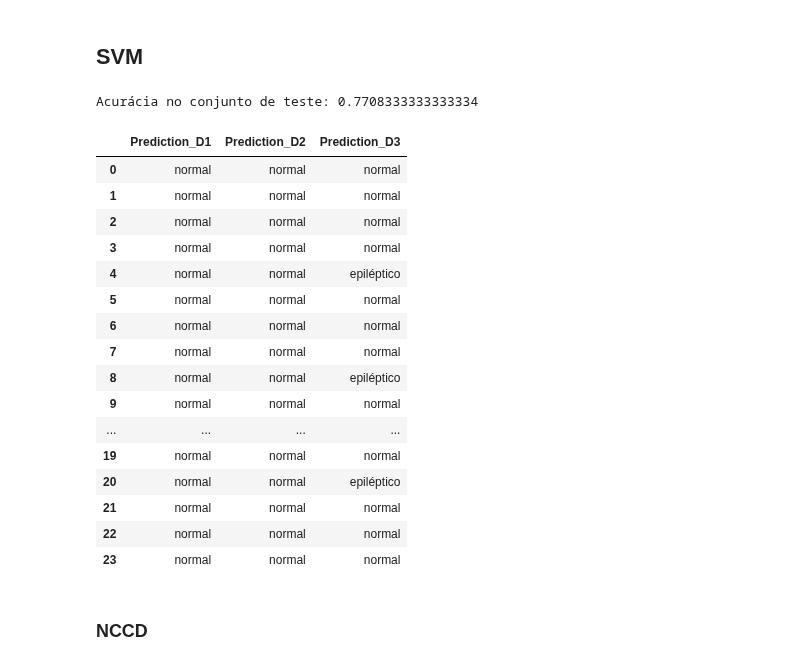
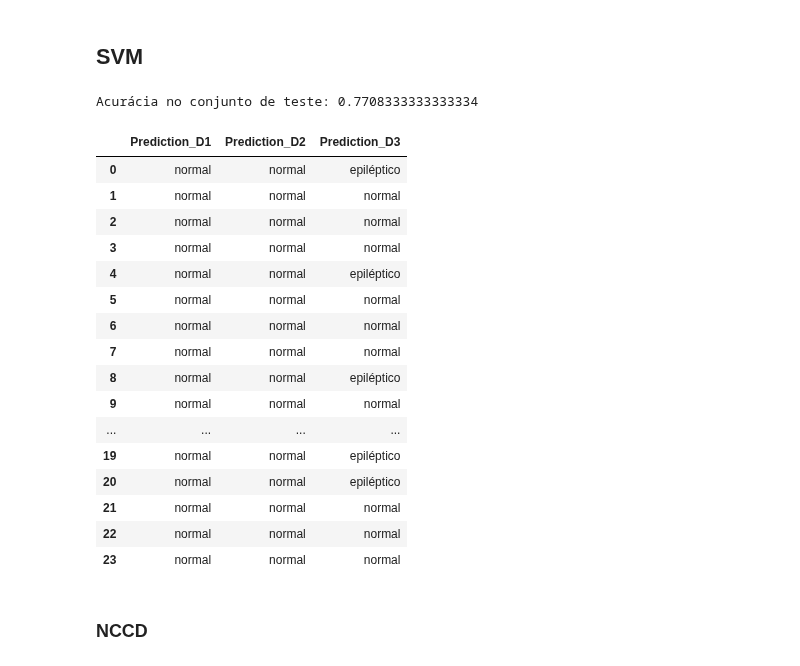
Before and after one commit to caiocmb7/MachineLearning-DS, a Jupyter notebook: Estocasticos/project.ipynb, the cells around one changed output. Saved outputs shown, nothing was run; the diff lists cells and outputs as text; code cells hidden in the pictures.

```diff
--- a/Estocasticos/project.ipynb
+++ b/Estocasticos/project.ipynb
@@ -134,18 +146,17 @@ import numpy as np
 from sklearn import svm
 import pandas as pd
 from sklearn.model_selection import train_test_split
+from sklearn.preprocessing import StandardScaler, RobustScaler, PowerTransformer
 
 # Carregar os dados de treinamento normais
 n1 = np.loadtxt("n1.dat")
 n2 = np.loadtxt("n2.dat")
-# n3 = np.loadtxt("n3_padded.dat")
 n4 = np.loadtxt("n4.dat")
 n5 = np.loadtxt("n5.dat")
 
 # Carregar os dados de treinamento epilépticos
 s1 = np.loadtxt("s1.dat")
 s2 = np.loadtxt("s2.dat")
-# s3 = np.loadtxt("s3_padded.dat")
 s4 = np.loadtxt("s4.dat")
 s5 = np.loadtxt("s5.dat")
 
@@ -163,7 +174,14 @@ X_train = np.concatenate((n1, n2, n3, n4, n5, s1, s2, s3, s4, s5))
 y_train = np.concatenate((y_normal, y_epileptic))
 
 # Dividir os dados em conjunto de treinamento e teste
-X_train, X_test, y_train, y_test = train_test_split(X_train, y_train, test_size=0.2, random_state=42)
+X_train, X_test, y_train, y_test = train_test_split(
+    X_train, y_train, test_size=0.2, random_state=42
+)
+
+# Normalizar os dados de treino
+scaler = StandardScaler()
+X_train = scaler.fit_transform(X_train)
+X_test = scaler.transform(X_test)
 
 # Criar o classificador SVM
 clf = svm.SVC()
@@ -175,6 +193,11 @@ clf.fit(X_train, y_train)
 d1 = np.loadtxt("d1.dat")
 d2 = np.loadtxt("d2.dat")
 d3 = np.loadtxt("d3.dat")
+
+# Transformar os dados para o mesmo formato da normalização
+d1 = scaler.transform(d1)
+d2 = scaler.transform(d2)
+d3 = scaler.transform(d3)
 
 # Realizar a classificação dos dados desconhecidos
 pred1 = clf.predict(d1)
@@ -192,40 +215,42 @@ list_pred2_svm = []
 for value in pred2:
     if value == 0:
         list_pred2_svm.append("normal")
     else:
         list_pred2_svm.append("epileptico")
 list_pred3_svm = []
 for value in pred3:
     if value == 0:
         list_pred3_svm.append("normal")
     else:
         list_pred3_svm.append("epileptico")
 
 # Converter as previsões em valores numéricos (0 para normal e 1 para epiléptico)
 list_pred1_svm = pred1.tolist()
 list_pred2_svm = pred2.tolist()
 list_pred3_svm = pred3.tolist()
 
 # Criar DataFrame para comparar as previsões
-df = pd.DataFrame({
-    'Prediction_D1': list_pred1_svm,
-    'Prediction_D2': list_pred2_svm,
-    'Prediction_D3': list_pred3_svm
-})
+df = pd.DataFrame(
+    {
+        "Prediction_D1": list_pred1_svm,
+        "Prediction_D2": list_pred2_svm,
+        "Prediction_D3": list_pred3_svm,
+    }
+)
 
 # Mapear os valores numéricos de volta para as strings 'normal' e 'epiléptico'
-df.replace({0: 'normal', 1: 'epiléptico'}, inplace=True)
+df.replace({0: "normal", 1: "epiléptico"}, inplace=True)
 
 # Avaliar o desempenho do modelo nos dados de teste
 accuracy = clf.score(X_test, y_test)
 print("Acurácia no conjunto de teste:", accuracy)
 
 # Exibir DataFrame
 df
 # %% [output]
 Acurácia no conjunto de teste: 0.7708333333333334
 |  | Prediction_D1 | Prediction_D2 | Prediction_D3 |
-| 0 | normal | normal | normal |
+| 0 | normal | normal | epiléptico |
 | 1 | normal | normal | normal |
 | 2 | normal | normal | normal |
 | 3 | normal | normal | normal |
@@ -236,7 +261,7 @@ Acurácia no conjunto de teste: 0.7708333333333334
 | 8 | normal | normal | epiléptico |
 | 9 | normal | normal | normal |
 | ... | ... | ... | ... |
-| 19 | normal | normal | normal |
+| 19 | normal | normal | epiléptico |
 | 20 | normal | normal | epiléptico |
 | 21 | normal | normal | normal |
 | 22 | normal | normal | normal |
```
Also changed, not shown: parts of 5 cells of this notebook, 5 other files.
